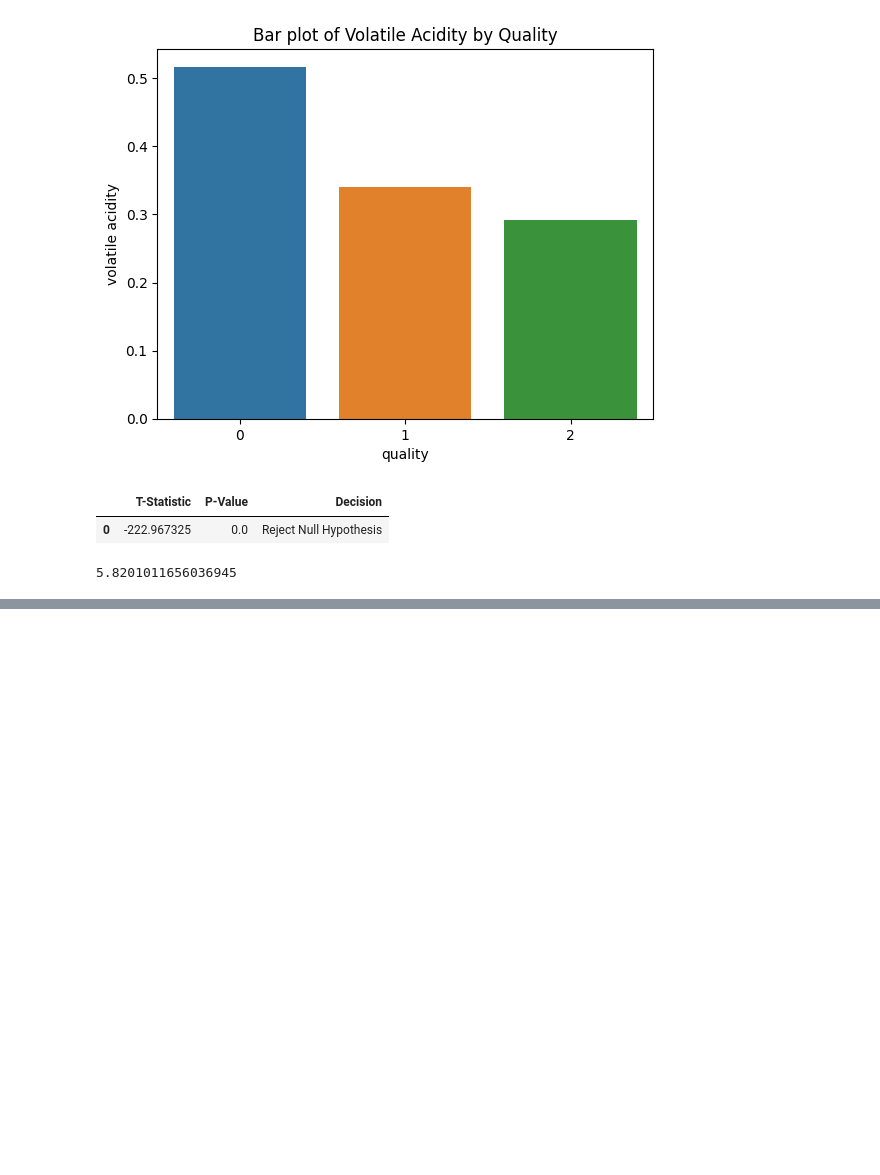
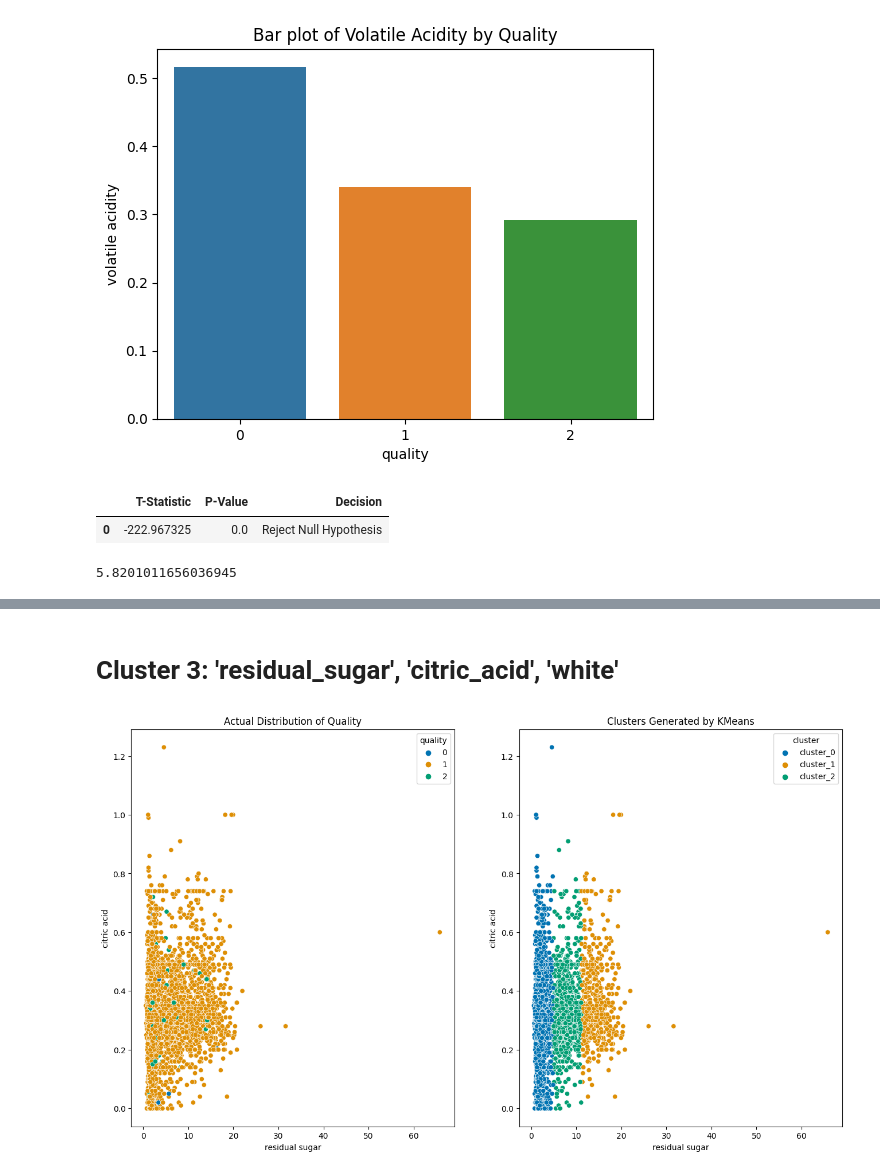
Before and after one commit to Marc-Aradillas/Wine_Project, a Jupyter notebook: explore-nisha.ipynb, the cells around one changed output, grey strips where cells are left out. Saved outputs shown, nothing was run; the diff lists cells and outputs as text; code cells hidden in the pictures; blank space fills up the shorter version.

```diff
--- a/explore-nisha.ipynb
+++ b/explore-nisha.ipynb
@@ -382,0 +465,7 @@ overall_mean
+# %% [markdown]
+# Cluster 3: 'residual_sugar', 'citric_acid', 'white'
+# %%
+# visual for 'residual_sugar', 'citric_acid', 'white' actual vs predicted
+new_train = find_clusters(train, 'residual sugar', 'citric acid', 'quality')
+# %% [output]
+[figure, added]
```
Also changed, not shown: parts of 31 cells of this notebook.
